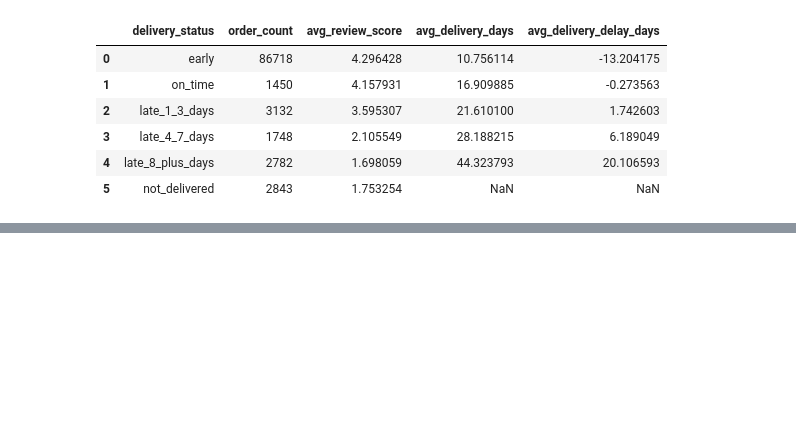
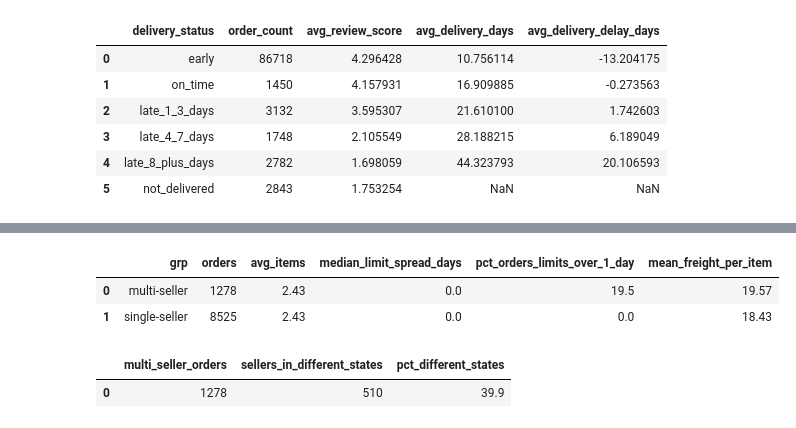
Before and after one commit to ian-fl-liew/dsm2_ecommerce_delivery, a Jupyter notebook: analysis/01_exploration.ipynb, the cells around one changed output, grey strips where cells are left out. Saved outputs shown, nothing was run; the diff lists cells and outputs as text; code cells hidden in the pictures; blank space fills up the shorter version.

```diff
--- a/analysis/01_exploration.ipynb
+++ b/analysis/01_exploration.ipynb
@@ -129,0 +191,55 @@ satisfaction.sort_values("delivery_status").reset_index(drop=True)
+# %%
+# Indirect evidence 1: were the sellers even working to a common deadline, and is
+# freight charged once per shipment or once per item?
+# Restricted to 2+ item orders so basket size cannot drive the comparison.
+q(f"""
+WITH order_shape AS (
+  SELECT
+    order_id,
+    COUNT(*) AS n_items,
+    COUNT(DISTINCT seller_id) AS n_sellers,
+    TIMESTAMP_DIFF(MAX(TIMESTAMP(shipping_limit_date)),
+                   MIN(TIMESTAMP(shipping_limit_date)), HOUR) / 24.0 AS limit_spread_days,
+    AVG(freight_value) AS freight_per_item
+  FROM `{PROJECT_ID}.olist_raw.order_items`
+  GROUP BY order_id
+  HAVING COUNT(*) >= 2
+)
+SELECT
+  IF(n_sellers > 1, 'multi-seller', 'single-seller') AS grp,
+  COUNT(*) AS orders,
+  ROUND(AVG(n_items), 2) AS avg_items,
+  ROUND(APPROX_QUANTILES(limit_spread_days, 100)[OFFSET(50)], 2) AS median_limit_spread_days,
+  ROUND(AVG(IF(limit_spread_days > 1, 1, 0)) * 100, 1) AS pct_orders_limits_over_1_day,
+  ROUND(AVG(freight_per_item), 2) AS mean_freight_per_item
+FROM order_shape
+GROUP BY grp
+ORDER BY grp
+""")
+# %% [output]
+|  | grp | orders | avg_items | median_limit_spread_days | pct_orders_limits_over_1_day | mean_freight_per_item |
+| 0 | multi-seller | 1278 | 2.43 | 0.0 | 19.5 | 19.57 |
+| 1 | single-seller | 8525 | 2.43 | 0.0 | 0.0 | 18.43 |
+# %%
+# Indirect evidence 2: how often do the sellers on one order sit in different states?
+# Merging those into a single physical shipment requires routing through a common hub.
+q(f"""
+WITH ms AS (
+  SELECT
+    i.order_id,
+    COUNT(DISTINCT i.seller_id) AS n_sellers,
+    COUNT(DISTINCT s.seller_state) AS n_seller_states
+  FROM `{PROJECT_ID}.olist_raw.order_items` AS i
+  JOIN `{PROJECT_ID}.olist_raw.sellers` AS s USING (seller_id)
+  GROUP BY i.order_id
+)
+SELECT
+  COUNTIF(n_sellers > 1) AS multi_seller_orders,
+  COUNTIF(n_sellers > 1 AND n_seller_states > 1) AS sellers_in_different_states,
+  ROUND(SAFE_DIVIDE(COUNTIF(n_sellers > 1 AND n_seller_states > 1),
+                    COUNTIF(n_sellers > 1)) * 100, 1) AS pct_different_states
+FROM ms
+""")
+# %% [output]
+|  | multi_seller_orders | sellers_in_different_states | pct_different_states |
+| 0 | 1278 | 510 | 39.9 |
```
Also changed, not shown: parts of 9 cells of this notebook, 2 other files.
